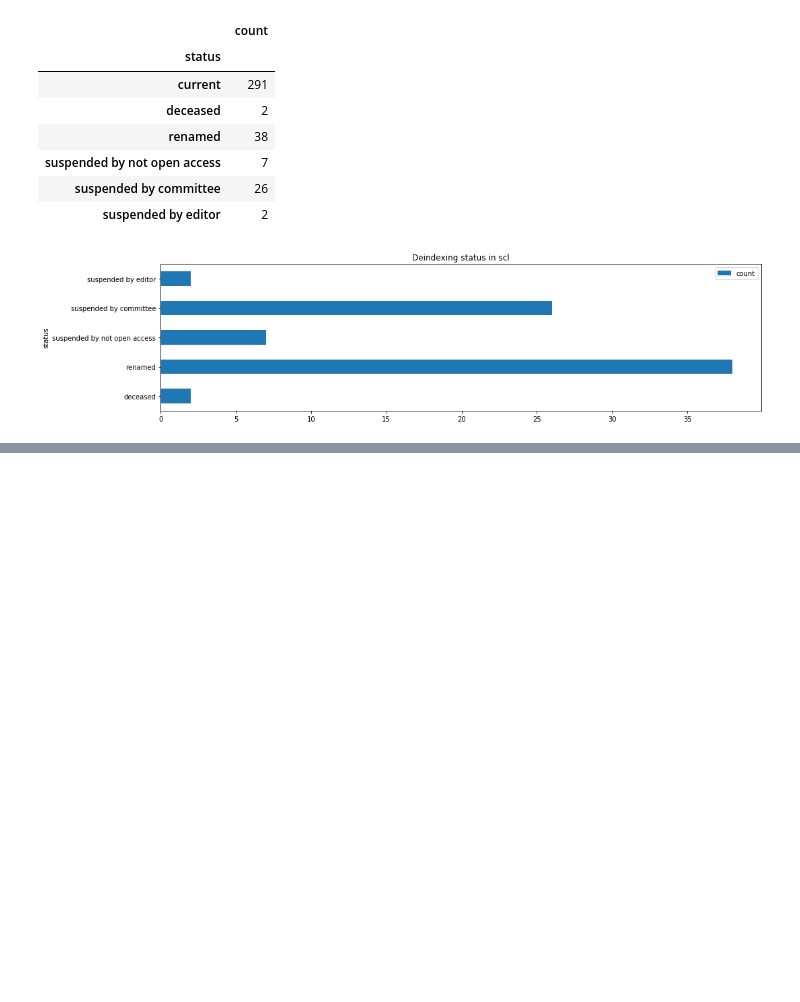
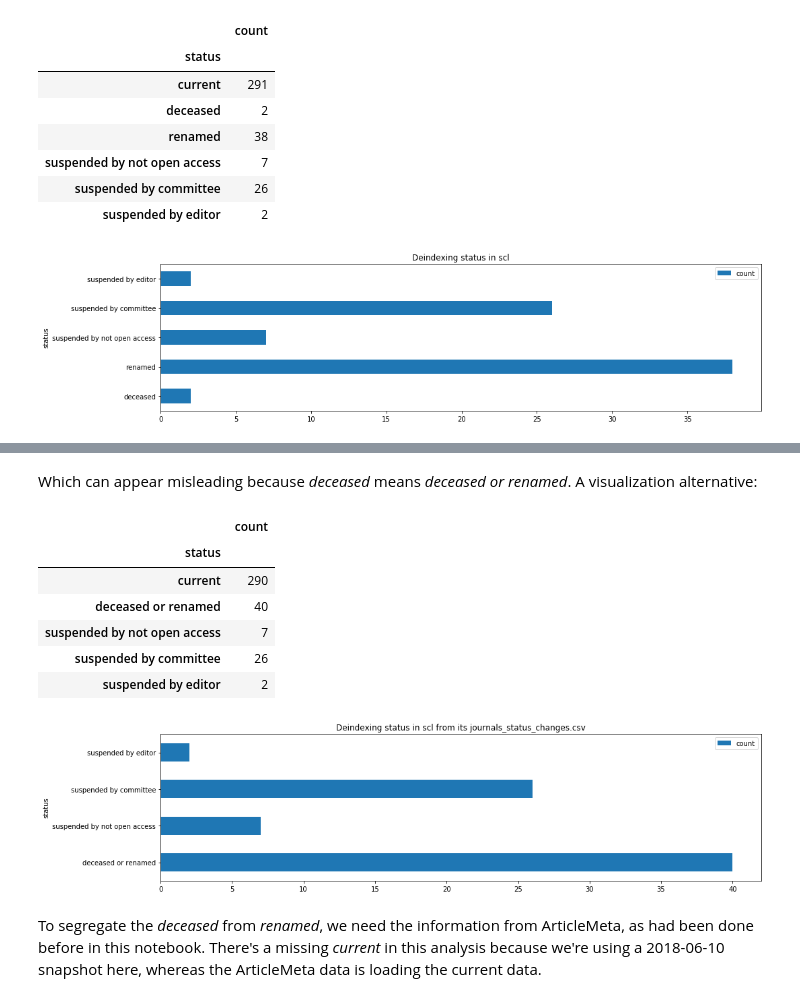
Before and after one commit to scieloorg/scielo20gt6, a Jupyter notebook: deindex_reason.ipynb, the cells around one changed output, grey strips where cells are left out. Drawn from its saved outputs; the diff is of its cells as text; code cells hidden in the pictures; blank space fills up the shorter version.

```diff
--- a/deindex_reason.ipynb
+++ b/deindex_reason.ipynb
@@ -280,0 +291,4 @@ status_stats
+# %%
+journals_status_changes = pd.read_csv("tabs_bra/journals_status_changes.csv")
+print(journals_status_changes.shape)
+journals_status_changes.columns
@@ -280,0 +333,14 @@ status_stats
+# %%
+last_in_history = (journals_status_changes
+    .sort_values("status change date")
+    .fillna("")
+    .groupby("ISSN SciELO")
+    .agg("last")
+)
+# %%
+reasons_from_csv = pd.DataFrame(last_in_history
+    .groupby(["title current status", "status change reason"])
+    .size()
+    .rename("count")
+)
+reasons_from_csv
@@ -280,0 +355,32 @@ status_stats
+# %% [markdown]
+Which can appear misleading because *deceased* means *deceased or renamed*.
+A visualization alternative:
+# %%
+status_from_csv = reasons_from_csv.assign(
+    status=[reason.replace("not-", "suspended-by-not-")
+                  .replace("-", " ")
+            or current_status.replace("ed", "ed or renamed")
+            for current_status, reason in reasons_from_csv.index.values
+    ]
+).set_index("status")
+status_from_csv.drop("current").plot.barh(
+    figsize=(16, 4),
+    title="Deindexing status in scl from its journals_status_changes.csv"
+)
+status_from_csv
+# %% [output]
+|  | count |
+| status |  |
+| current | 290 |
+| deceased or renamed | 40 |
+| suspended by not open access | 7 |
+| suspended by committee | 26 |
+| suspended by editor | 2 |
+[figure, added]
+# %% [markdown]
+To segregate the *deceased* from *renamed*,
+we need the information from ArticleMeta,
+as had been done before in this notebook.
+There's a missing *current* in this analysis
+because we're using a 2018-06-10 snapshot here,
+whereas the ArticleMeta data is loading the current data.
```
Also changed, not shown: parts of 8 cells of this notebook.
